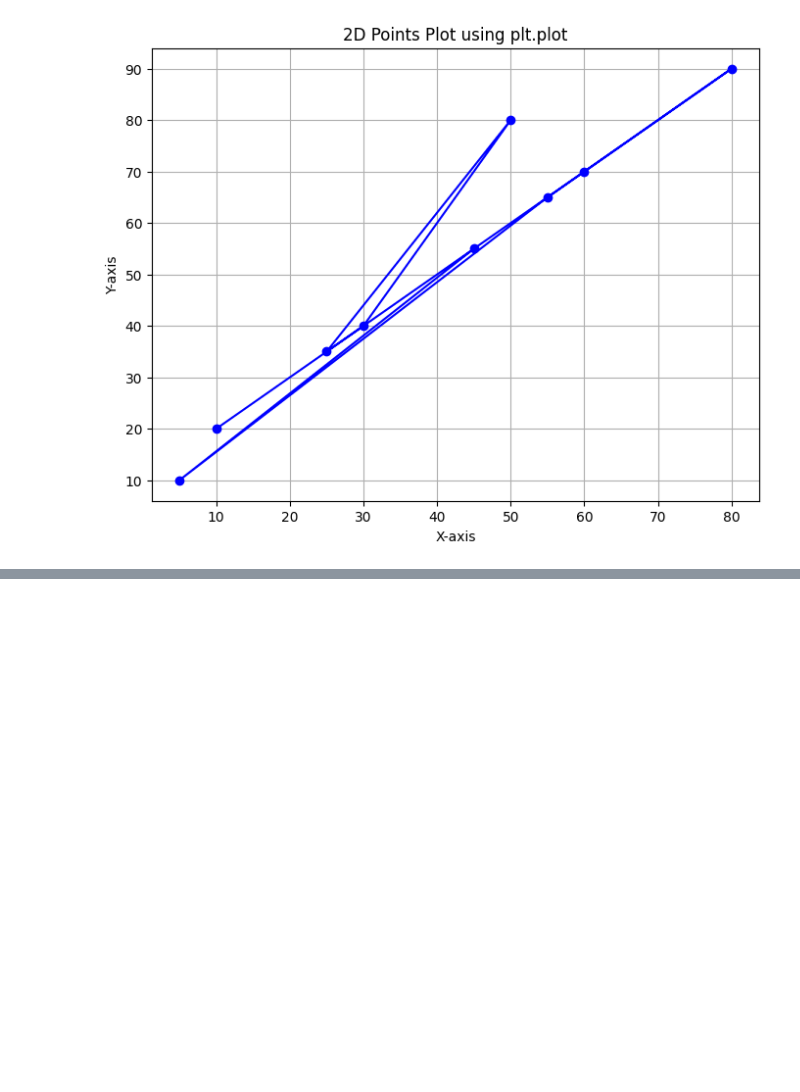
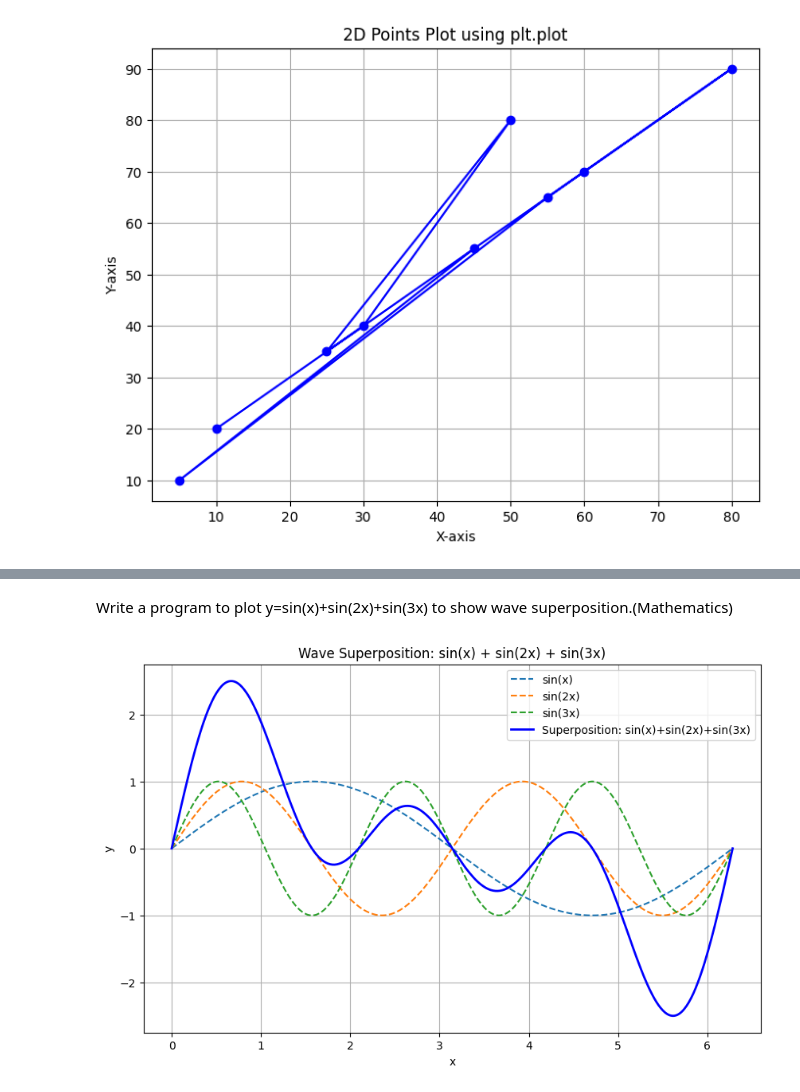
Before and after one commit to SravaniKolanu/Pythonclasses, a Jupyter notebook: NumOne.ipynb, the cells around one changed output, grey strips where cells are left out. Cells and saved outputs as stored; diff of their text form; code cells hidden in the pictures; blank space fills up the shorter version.

```diff
--- a/NumOne.ipynb
+++ b/NumOne.ipynb
@@ -200,0 +274,27 @@ plt.grid(True)
+# %% [markdown]
+Write a program to plot y=sin(x)+sin(2x)+sin(3x) to show wave superposition.(Mathematics)
+# %%
+x = np.linspace(0, 2 * np.pi, 500)
+
+y1 = np.sin(x)
+y2 = np.sin(2 * x)
+y3 = np.sin(3 * x)
+
+y_total = y1 + y2 + y3
+
+plt.figure(figsize=(10, 6))
+
+plt.plot(x, y1, label="sin(x)", linestyle='--')
+plt.plot(x, y2, label="sin(2x)", linestyle='--')
+plt.plot(x, y3, label="sin(3x)", linestyle='--')
+plt.plot(x, y_total, label="Superposition: sin(x)+sin(2x)+sin(3x)", color='blue', linewidth=2)
+
+plt.title("Wave Superposition: sin(x) + sin(2x) + sin(3x)")
+plt.xlabel("x")
+plt.ylabel("y")
+plt.legend()
+plt.grid(True)
+
+plt.show()
+# %% [output]
+[figure, added]
```
Also changed, not shown: parts of 11 cells of this notebook.
